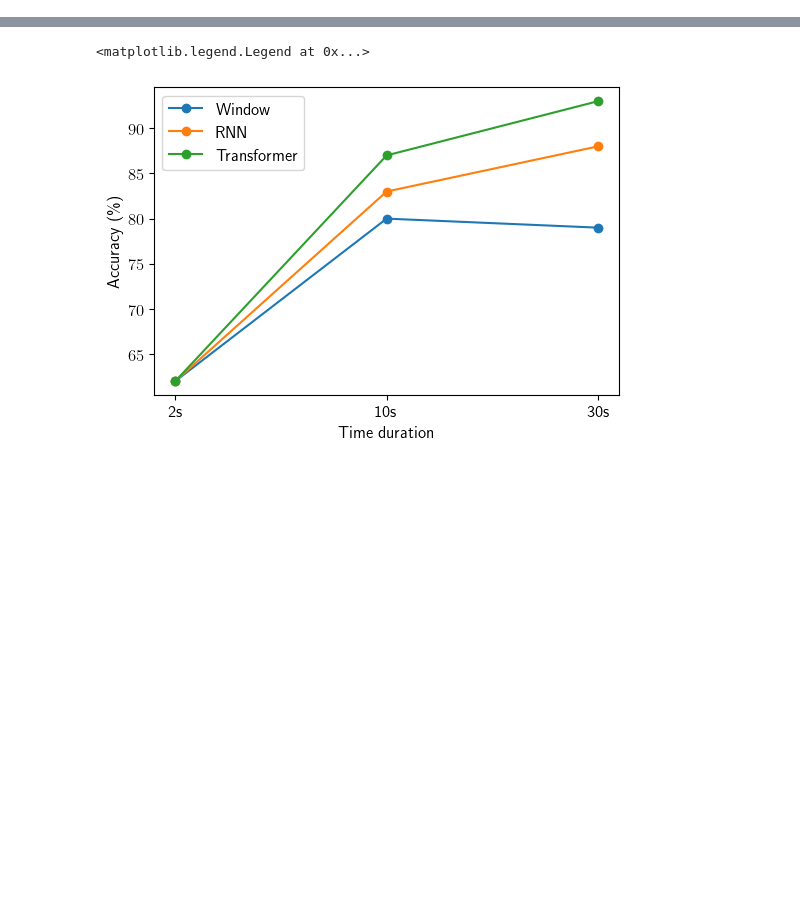
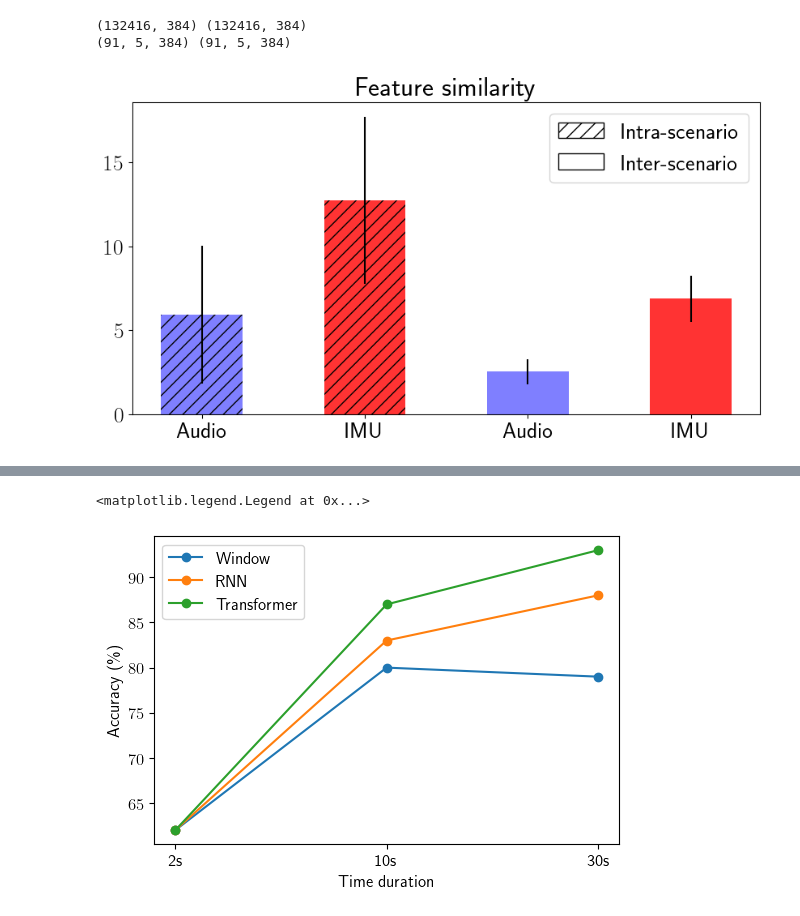
Before and after one commit to lixinghe1999/HAR, a Jupyter notebook: code/plot/plot.ipynb, the cells around one changed output, grey strips where cells are left out. Drawn from its saved outputs; the diff is of its cells as text; code cells hidden in the pictures; blank space fills up the shorter version.

```diff
--- a/code/plot/plot.ipynb
+++ b/code/plot/plot.ipynb
@@ -6,0 +7,58 @@ plt.rcParams.update({'font.size': 12})
+# %%
+import numpy as np
+embeddings_file = '../resources/bodysound/embeddings.npz'
+embeddings = np.load(embeddings_file, allow_pickle=True)
+print(embeddings['audio'].shape, embeddings['imu'].shape)
+num_samples = embeddings['audio'].shape[0]
+
+scenario = embeddings['scenario'] # [num, num_class]
+
+def class_wise_feature(embeddings, scenario, num=10):
+    num_samples, num_class = scenario.shape
+    num_samples, num_features = embeddings.shape
+    class_wise_features = np.zeros((num_class, num, num_features))
+    for i in range(num_class):
+        mask = scenario[:, i].astype(np.bool_)
+        if np.sum(mask) == 0:
+            continue
+        embedding_mask = embeddings[mask]
+        if embedding_mask.shape[0] < num:
+            class_wise_features[i, :embedding_mask.shape[0], :] = embedding_mask
+        else:
+            class_wise_features[i] = embedding_mask[:num]
+        class_wise_features[i] = np.mean(embeddings[mask], axis=0)
+    return class_wise_features
+
+def similarity_diff(class_wise_features):
+    similarity = []
+    for i in range(class_wise_features.shape[0]):
+        scenario_feature = class_wise_features[i]
+        other_feature = np.concatenate([class_wise_features[:i], class_wise_features[i+1:]], axis=0)
+        other_feature = other_feature.reshape(-1, class_wise_features.shape[-1])
+        self_similarity = np.mean(np.dot(scenario_feature, scenario_feature.T))
+        other_similarity = np.mean(np.dot(scenario_feature, other_feature.T))
+        similarity.append([self_similarity, other_similarity])
+    return similarity
+
+
+audio_class_wise_features = class_wise_feature(embeddings['audio'], scenario, num=5)
+imu_class_wise_features = class_wise_feature(embeddings['imu'], scenario, num=5)
+print(audio_class_wise_features.shape, imu_class_wise_features.shape)
+
+audio_similariy = similarity_diff(audio_class_wise_features)
+imu_similariy = similarity_diff(imu_class_wise_features)
+plt.figure(figsize=(10, 5))
+plt.bar(0, np.mean(audio_similariy, axis=0)[0], yerr=np.std(audio_similariy, axis=0)[0], color='b', hatch='//', alpha=0.5, width=0.5)
+plt.bar(1, np.mean(imu_similariy, axis=0)[0], yerr=np.std(imu_similariy, axis=0)[0], color='r', hatch='//', alpha=0.8, width=0.5)
+
+plt.bar(2, np.mean(audio_similariy, axis=0)[1], yerr=np.std(audio_similariy, axis=0)[1], color='b', alpha=0.5, width=0.5)
+plt.bar(3, np.mean(imu_similariy, axis=0)[1], yerr=np.std(imu_similariy, axis=0)[1], color='r', alpha=0.8, width=0.5)
+plt.xticks([0, 1, 2, 3], ['Audio', 'IMU', 'Audio', 'IMU'])
+
+plt.legend([mpatches.Patch(facecolor='w', hatch='//', edgecolor='black'), mpatches.Patch(facecolor='w', edgecolor='black')], ['Intra-scenario', 'Inter-scenario'])
+plt.title('Feature similarity')
+plt.savefig('../figs/feature_similarity.pdf')
+# %% [output]
+(132416, 384) (132416, 384)
+(91, 5, 384) (91, 5, 384)
+[figure, added]
```
Also changed, not shown: parts of 10 cells of this notebook, 34 other files.
